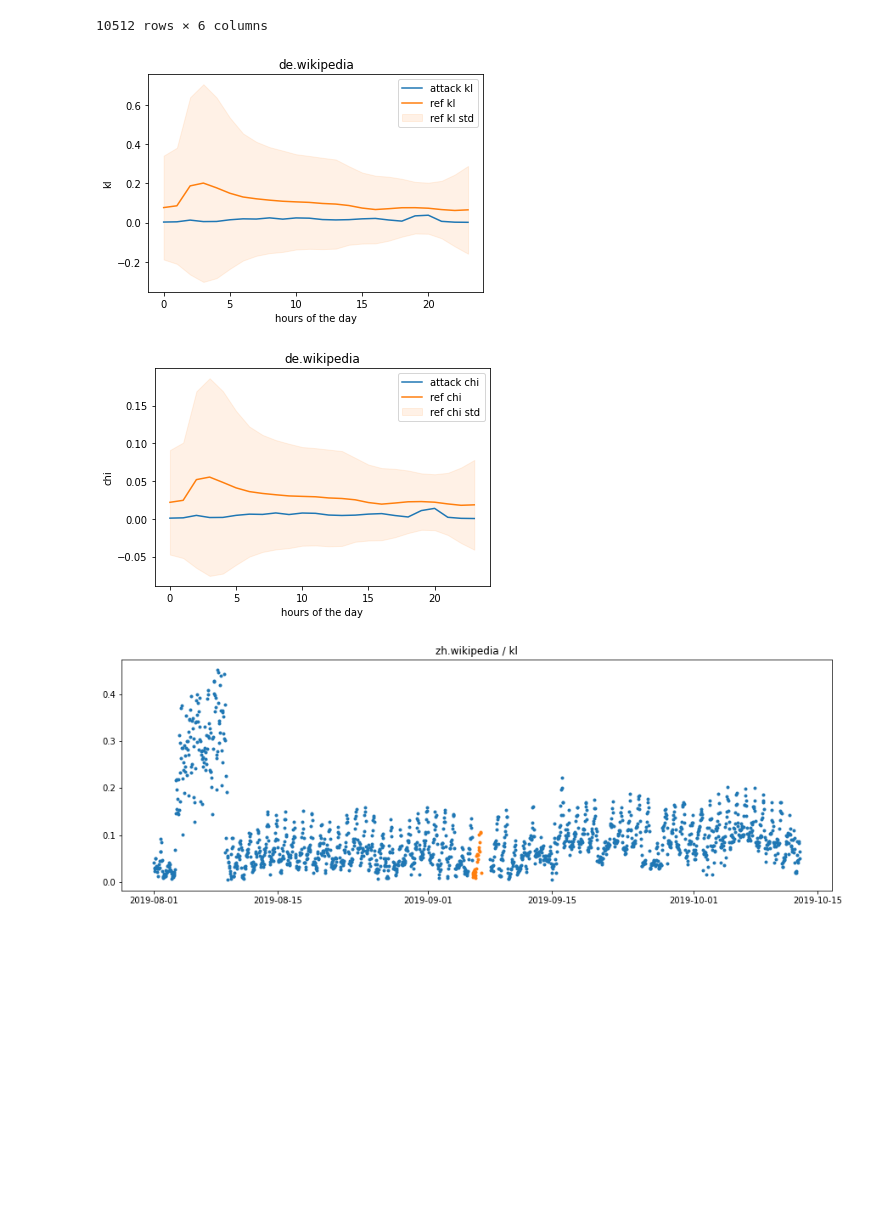
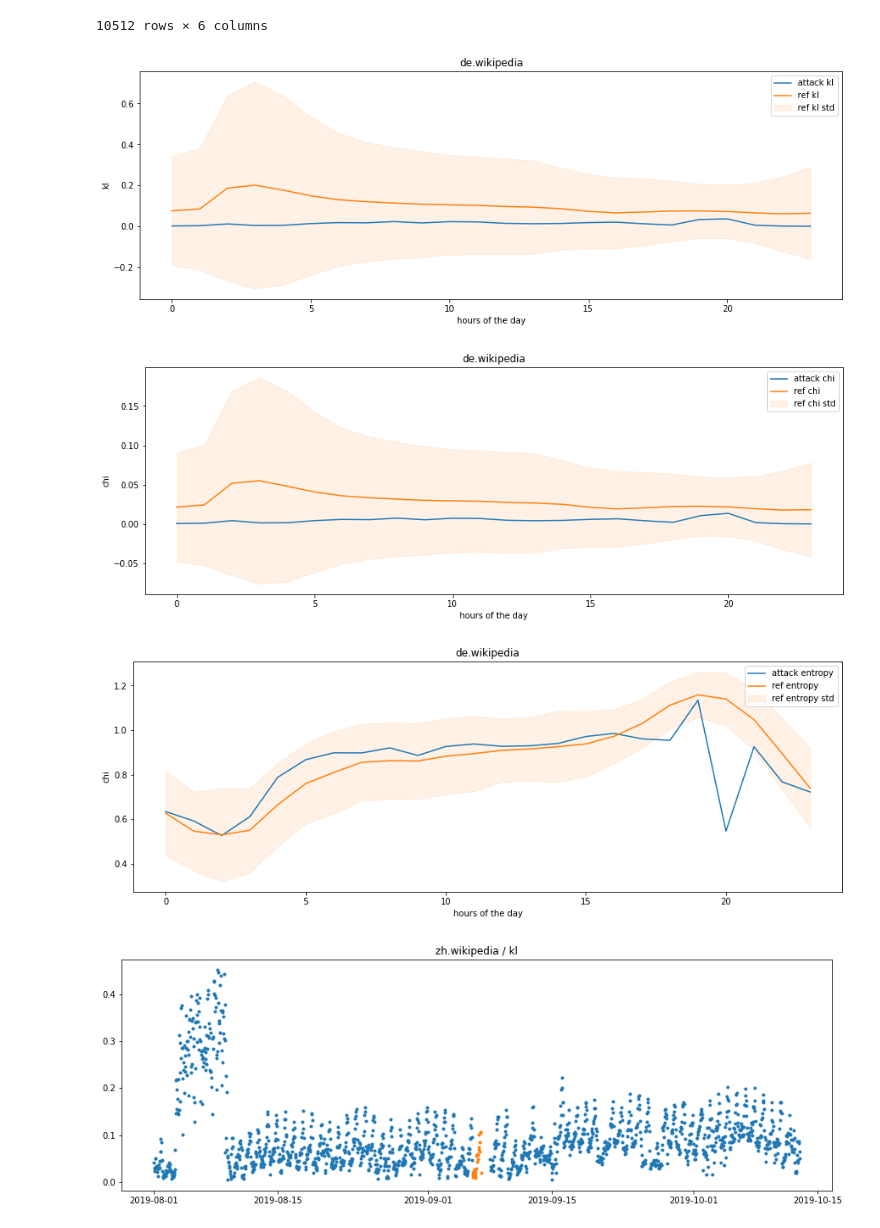
Before and after one commit to charelF/LSDEW4, a Jupyter notebook: exploration/charel/bucket_maker.ipynb, the cells around one changed output. Saved outputs shown, nothing was run; the diff lists cells and outputs as text; code cells hidden in the pictures; blank space fills up the shorter version.

Commit message:
added entropy plot

```diff
--- a/exploration/charel/bucket_maker.ipynb
+++ b/exploration/charel/bucket_maker.ipynb
@@ -261,35 +261,53 @@ ref_days_grouped_std.rename(columns={"date":"hour"}, inplace=True)
 domain = "de.wikipedia"
 
 x = attack_day_grouped[attack_day_grouped["domain"] == domain]["hour"]
 attack_kl = attack_day_grouped[attack_day_grouped["domain"] == domain]["kl"]
 attack_chi = attack_day_grouped[attack_day_grouped["domain"] == domain]["chi"]
+attack_entropy = attack_day_grouped[attack_day_grouped["domain"] == domain]["self_entropy"]
 
 ref_kl_mean = ref_days_grouped_mean[ref_days_grouped_mean["domain"] == domain]["kl"]
 ref_kl_std = ref_days_grouped_std[ref_days_grouped_std["domain"] == domain]["kl"]
 
+
 ref_chi_mean = ref_days_grouped_mean[ref_days_grouped_mean["domain"] == domain]["chi"]
 ref_chi_std = ref_days_grouped_std[ref_days_grouped_std["domain"] == domain]["chi"]
 
+ref_entropy_mean = ref_days_grouped_mean[ref_days_grouped_mean["domain"] == domain]["self_entropy"]
+ref_entropy_std = ref_days_grouped_std[ref_days_grouped_std["domain"] == domain]["self_entropy"]
+
+plt.figure(figsize=(15,5))
 plt.title(domain)
 plt.plot(x, attack_kl, label="attack kl")
 plt.plot(x, ref_kl_mean, label="ref kl")
 plt.fill_between(x, ref_kl_mean-ref_kl_std, ref_kl_mean+ref_kl_std, label="ref kl std", alpha=0.1, color="C1")
 plt.legend()
 plt.xlabel("hours of the day")
 plt.ylabel("kl")
 plt.show()
 
+plt.figure(figsize=(15,5))
 plt.title(domain)
 plt.plot(x, attack_chi, label="attack chi")
 plt.plot(x, ref_chi_mean, label="ref chi")
 plt.fill_between(x, ref_chi_mean-ref_chi_std, ref_chi_mean+ref_chi_std, label="ref chi std", alpha=0.1, color="C1")
 plt.legend()
 plt.xlabel("hours of the day")
 plt.ylabel("chi")
 plt.show()
+
+plt.figure(figsize=(15,5))
+plt.title(domain)
+plt.plot(x, attack_entropy, label="attack entropy")
+plt.plot(x, ref_entropy_mean, label="ref entropy")
+plt.fill_between(x, ref_entropy_mean-ref_entropy_std, ref_entropy_mean+ref_entropy_std, label="ref entropy std", alpha=0.1, color="C1")
+plt.legend()
+plt.xlabel("hours of the day")
+plt.ylabel("chi")
+plt.show()
 # %% [output]
-[figure, old version]
+[figure, new version]
-[figure, old version]
+[figure, new version]
+[figure, added]
 # %%
 ref_days_df.replace([np.inf, -np.inf], np.nan, inplace=True)
 ref_days_df.dropna(inplace=True)
```
